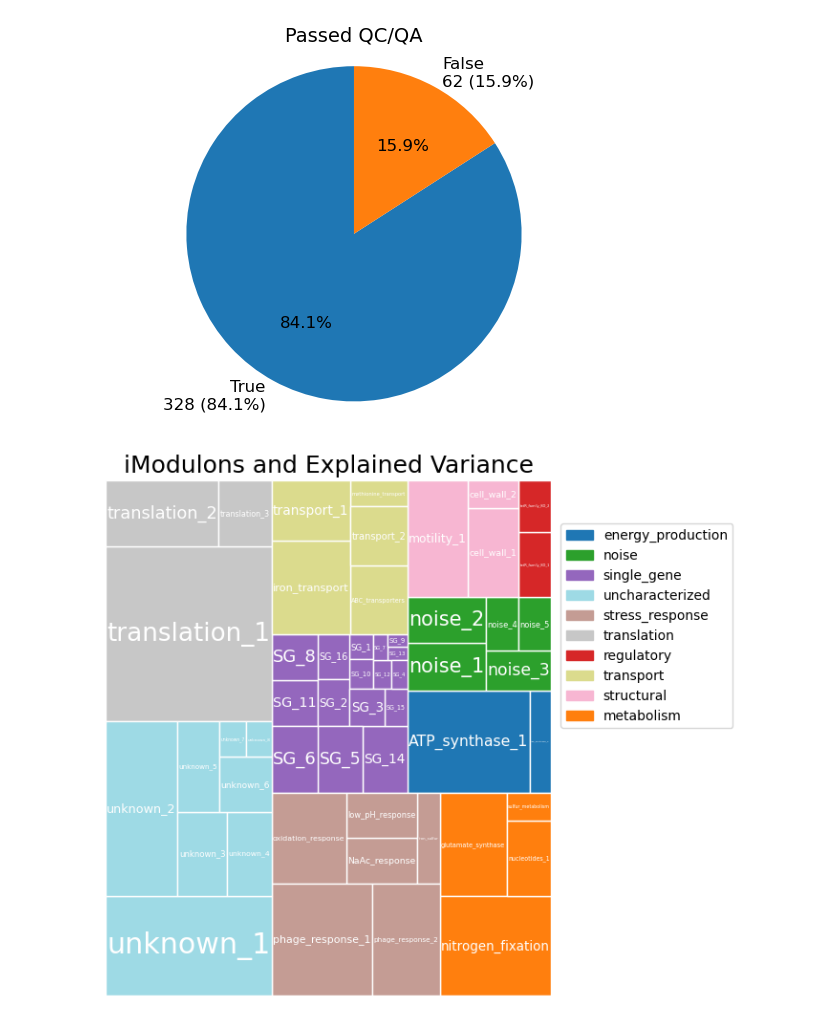
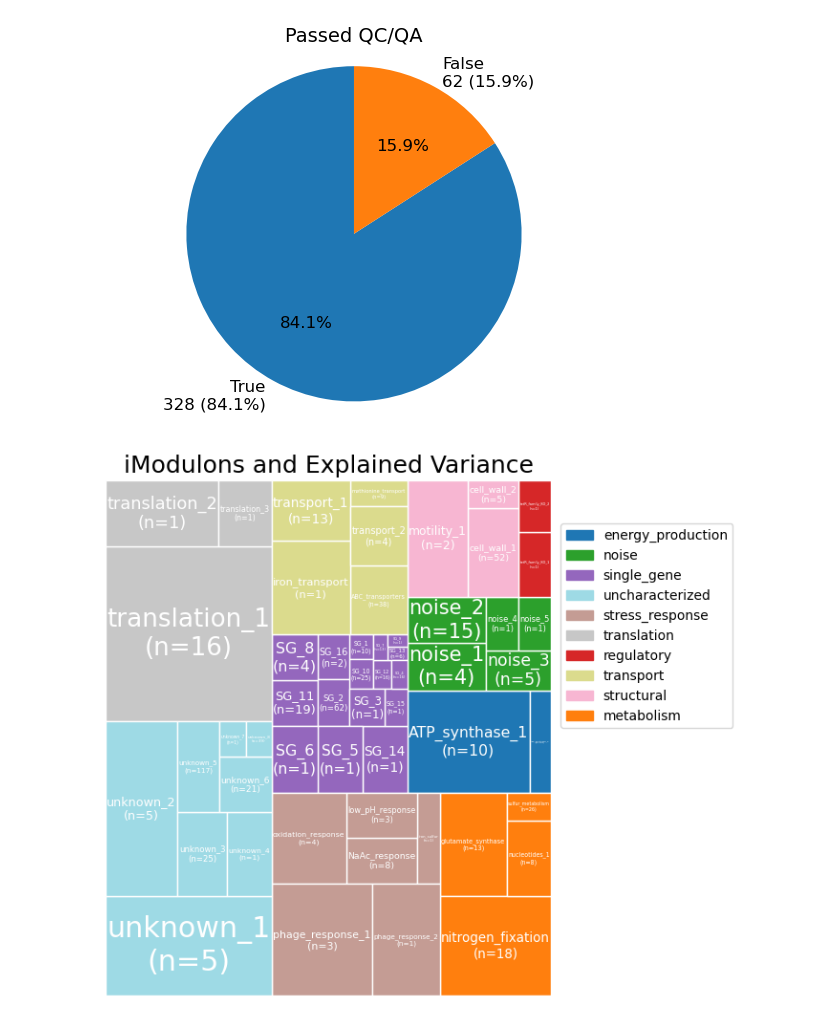
Before and after one commit to cristalzucsd/iModulonMiner, a Jupyter notebook: 6_plotting/1_overall_summary.ipynb, the cells around one changed output. Drawn from its saved outputs; the diff is of its cells as text; code cells hidden in the pictures.

```diff
--- a/6_plotting/1_overall_summary.ipynb
+++ b/6_plotting/1_overall_summary.ipynb
@@ -45,32 +61,32 @@ plt.show()
 # explained variance treemap plot
 df = ica_data.imodulon_table
 df = df.sort_values(by = 'category')
-df['labels'] = df.index
+df['labels'] = [index + '\n(n='+str(size)+')' for (index, size) in zip(df.index, ica_data.imodulon_table.imodulon_size)]
 
 # Dynamically generate a color palette for unique categories
 unique_categories = df['category'].unique()
 palette = sns.color_palette('tab20', len(unique_categories))  # 'tab20' gives up to 20 distinct colors
 color_map = dict(zip(unique_categories, palette))
 
 # Map colors to categories
 colors = df['category'].map(color_map)
 
 # Create the treemap
 fig, ax = plt.subplots(figsize=(7,7), dpi=100, subplot_kw=dict(aspect=1.156))
 trc = tr.treemap(ax, df, area = 'explained_variance', labels = 'labels',
            cmap='tab20', fill='category', levels = ['category', 'labels'],
            rectprops=dict(ec='w'),
            textprops=dict(c='w'))
 
 # make a legend
 handles = sorted(trc.handles['labels'],
                  key=lambda x: (x.get_ec(),x.get_label()))
 legend = fig.legend(handles=[handles[i] for i in range(len(handles))],
           ncol=1, loc='lower left', bbox_to_anchor=(0.85, 0.5))
 
 # Customize the plot
 plt.title('iModulons and Explained Variance', fontsize=18)
 plt.axis('off')  # Remove axes
 plt.show()
 # %% [output]
-[figure, old version]
+[figure, new version]
```
Also changed, not shown: parts of 1 cell of this notebook, 13 other files.
